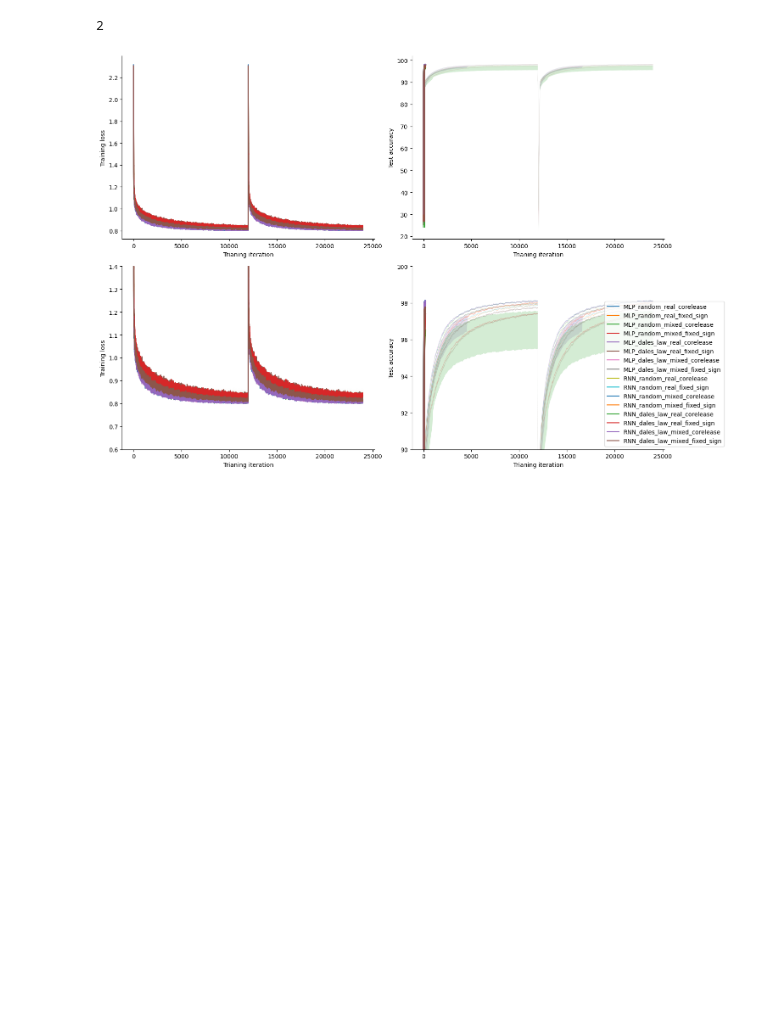
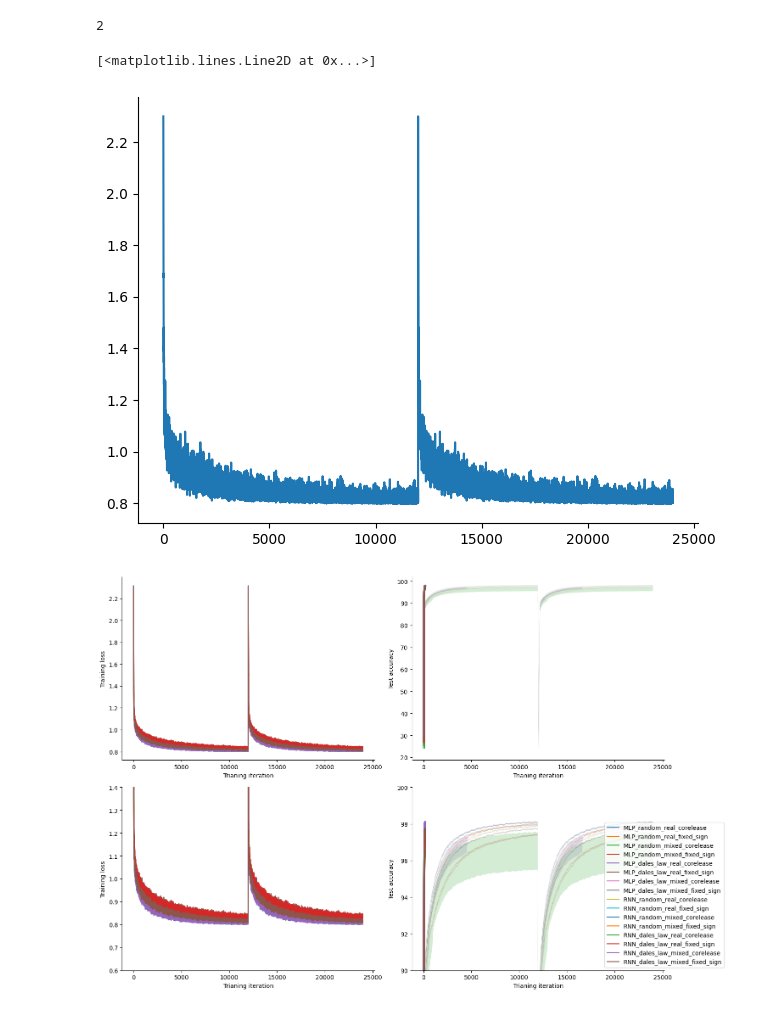
Before and after one commit to shunnnli/EP-LHb-model, a Jupyter notebook: model_comparisons.ipynb, the cells around one changed output. Drawn from its saved outputs; the diff is of its cells as text; code cells hidden in the pictures; blank space fills up the shorter version.

```diff
--- a/model_comparisons.ipynb
+++ b/model_comparisons.ipynb
@@ -101,11 +101,10 @@ for LHb in LHb_network:
                     net = EPLHb(EP_size,LHb_size,DAN_size,
                                 rnn=rnn,fixed_sign=fixed_sign_init,real_circuit=real_circuit,
                                 prob_EP_to_LHb=prob_EP_to_LHb,prob_LHb_to_LHb=prob_LHb_to_LHb,prob_LHb_to_DAN=prob_LHb_to_DAN)
-                    initial_params = net.record_params(calc_sign=False)
-                    training_loss, test_accuracy = [], []
                     if torch.cuda.is_available(): net.cuda()
 
                     # Train on original data
+                    training_loss, test_accuracy = [], []
                     optimizer = adam(net.parameters(), lr=lr, fixed_sign=fixed_sign_update)
                     # scheduler = torch.optim.lr_scheduler.ExponentialLR(optimizer, gamma=0.95)
                     training_loss, test_accuracy = net.train_model(num_epochs,train_loader,optimizer,
@@ -175,6 +174,12 @@ with open(filename, 'rb') as f:
 print(len(loaded_dict))
 # %% [output]
 2
+# %%
+# training_loss_summary['MLP_random_real_corelease'].shape
+plt.plot(training_loss)
+# %% [output]
+[<matplotlib.lines.Line2D at 0x...>]
+[figure, added]
 # %%
 # Plot loss and accuracy for each network
 
```
Also changed, not shown: parts of 1 cell of this notebook, 1 other file.
